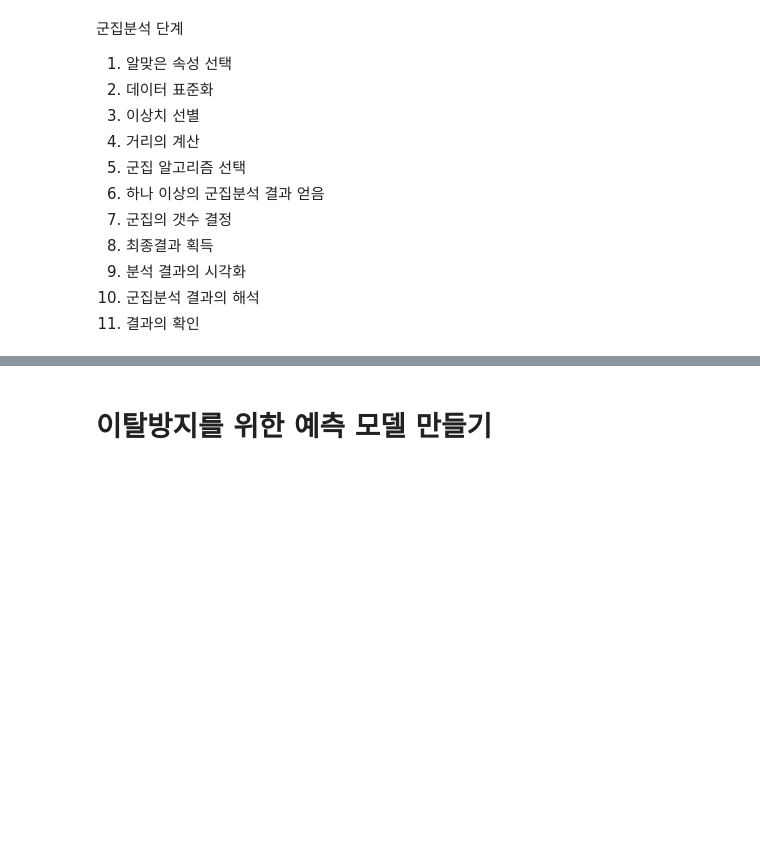
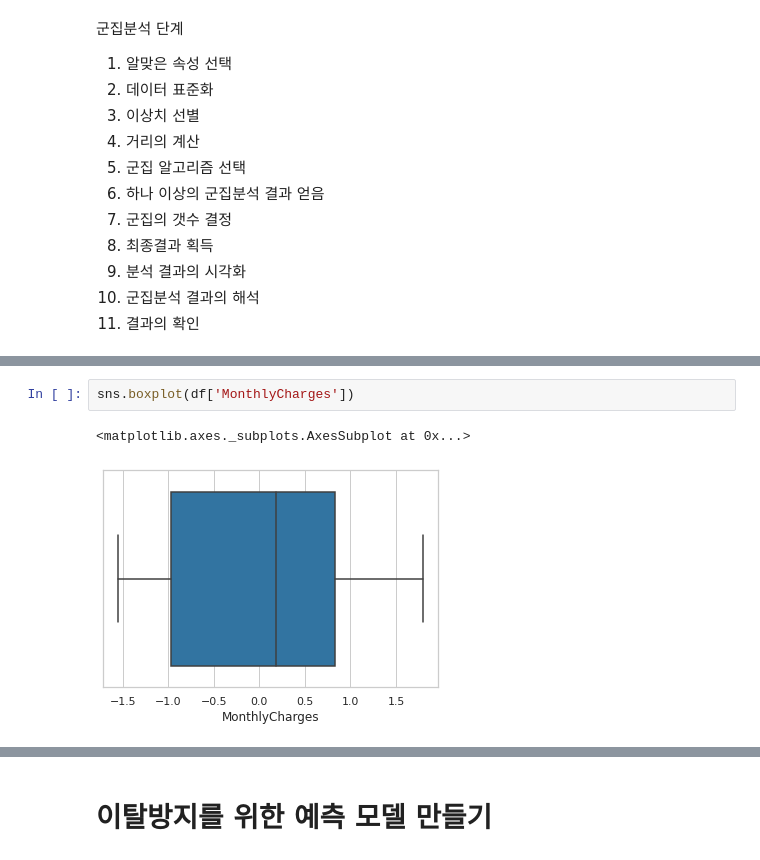
Before and after one commit to ljs7463/AnalysisProject, a Jupyter notebook: 개인프로젝트/1. Customer Churn/Telco_Customer_Churn.ipynb, the cells around one changed output, grey strips where cells are left out. Cells and saved outputs as stored; diff of their text form; blank space fills up the shorter version.

```diff
--- a/개인프로젝트/1. Customer Churn/Telco_Customer_Churn.ipynb
+++ b/개인프로젝트/1. Customer Churn/Telco_Customer_Churn.ipynb
@@ -1288,0 +1226,5 @@ df.groupby('군집소속')['SeniorCitizen','gender_Male','tenure','MonthlyCharge
+# %%
+sns.boxplot(df['MonthlyCharges'])
+# %% [output]
+<matplotlib.axes._subplots.AxesSubplot at 0x...>
+[figure, added]
```
Also changed, not shown: parts of 53 cells of this notebook.
